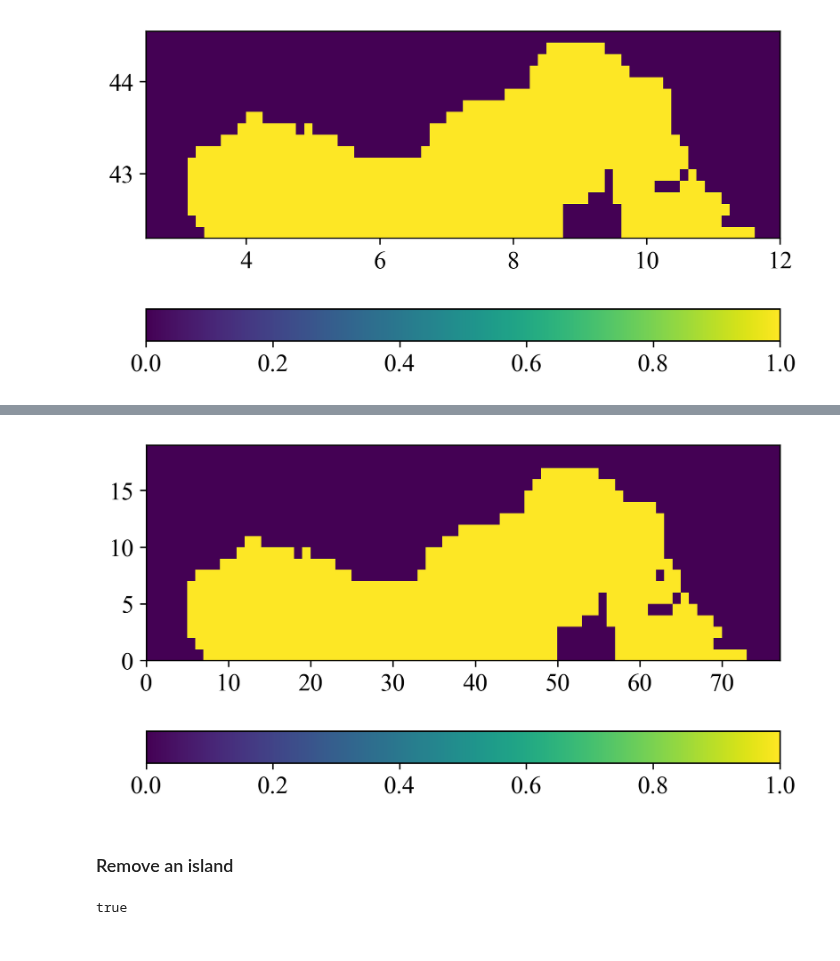
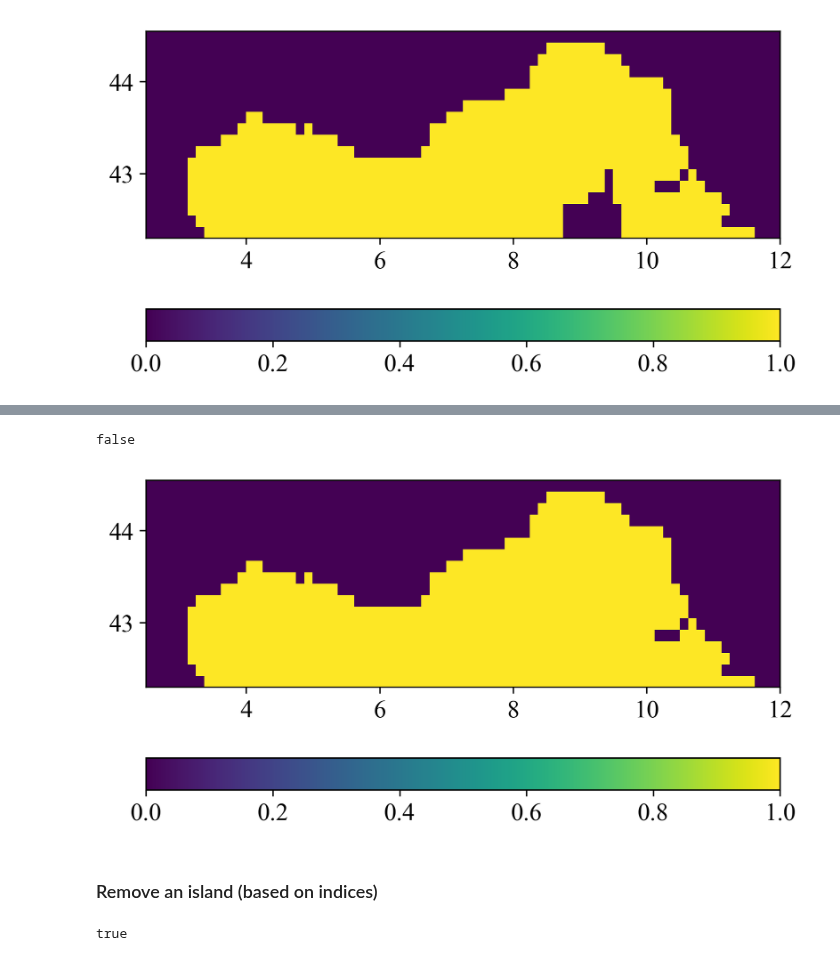
Before and after one commit to gher-uliege/Diva-Workshops, a Jupyter notebook: notebooks/06-topography.ipynb, the cells around one changed output, grey strips where cells are left out. Saved outputs shown, nothing was run; the diff lists cells and outputs as text; code cells hidden in the pictures.

Commit message:
how to remove island using coordinates + exercise

```diff
--- a/notebooks/06-topography.ipynb
+++ b/notebooks/06-topography.ipynb
@@ -116,2 +111,0 @@ gca()[:set_aspect](1/cos(mean([ylim()...]) * pi/180)) # fixes the aspect ratio
-# %%
-mask[63,8,:] = false
@@ -120,8 +117,15 @@ false
+# %%
+# Create a copy of the mask for ediding
+mask_copy = copy(mask);
+mask_copy[63,8,:] = false
+# %% [output]
+false
 # %%
-pcolor(Float64.(mask[:,:,1])'); colorbar(orientation="horizontal")
-gca()[:set_aspect](1/cos(43.5 * pi/180))
+pcolor(bx, by, Float64.(mask_copy[:,:,1])');
+colorbar(orientation="horizontal")
+gca()[:set_aspect](1/cos(mean([ylim()...]) * pi/180))
 # %% [output]
-[figure, old version]
+[figure, new version]
 # %% [markdown]
-### Remove an island
+### Remove an island (based on indices)
 # %%
```
Also changed, not shown: parts of 12 cells of this notebook.
